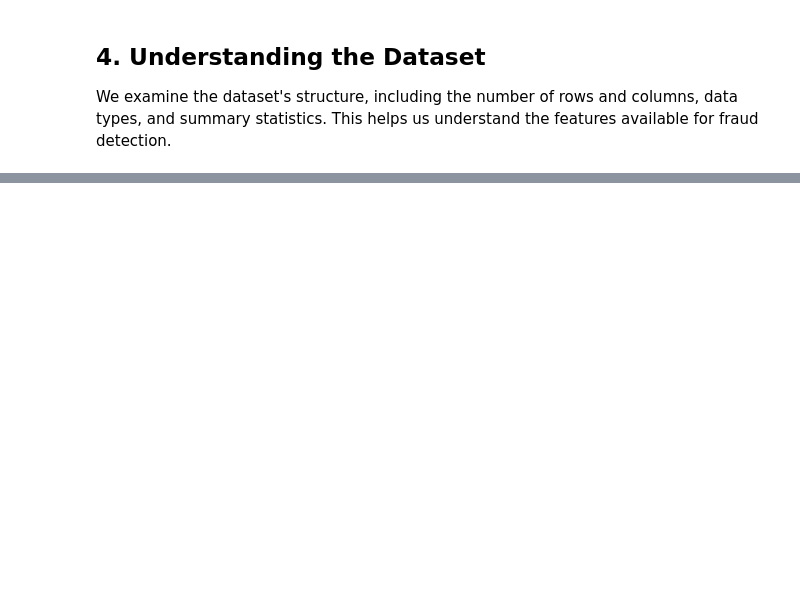
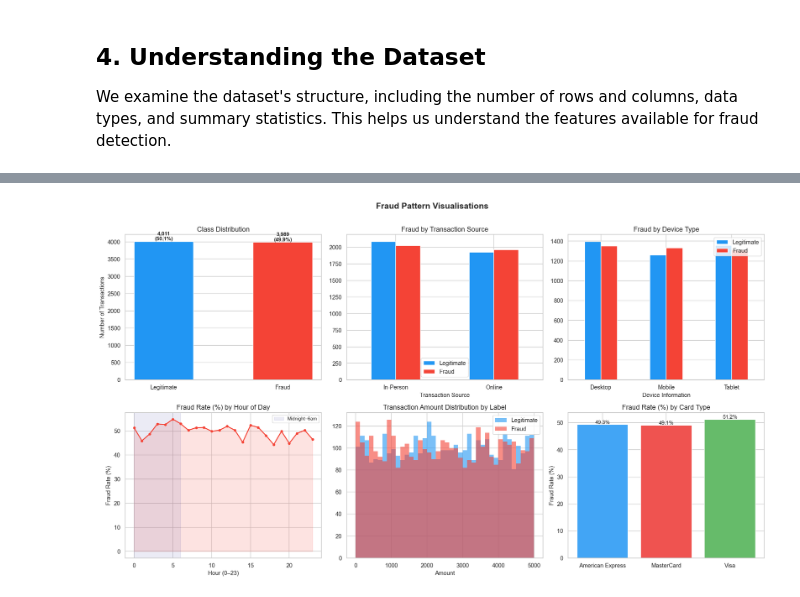
Before and after one commit to sentongo-web/Credit-Card-Fraud-Detection, a Jupyter notebook: credit_card_fraud_detection.ipynb, the cells around one changed output, grey strips where cells are left out. Saved outputs shown, nothing was run; the diff lists cells and outputs as text; code cells hidden in the pictures; blank space fills up the shorter version.

```diff
--- a/credit_card_fraud_detection.ipynb
+++ b/credit_card_fraud_detection.ipynb
@@ -122,22 +256,65 @@ Visualizations help in understanding the data better. We create plots for class
 # %%
-# Class distribution
-plt.figure(figsize=(8, 6))
-sns.countplot(x='Fraud Flag or Label', data=df)
-plt.title('Fraud vs Non-Fraud Transactions')
-plt.xlabel('Fraud Label (0: Non-Fraud, 1: Fraud)')
-plt.ylabel('Count')
+# Parse datetime now so we can use it for visualisation
+df['Transaction Date and Time'] = pd.to_datetime(df['Transaction Date and Time'])
+df['_Hour'] = df['Transaction Date and Time'].dt.hour
+
+fig, axes = plt.subplots(2, 3, figsize=(18, 10))
+fig.suptitle('Fraud Pattern Visualisations', fontsize=16, fontweight='bold', y=1.01)
+
+# ── 1. Class distribution ──────────────────────────────────────────────────────
+counts = df['Fraud Flag or Label'].value_counts()
+axes[0, 0].bar(['Legitimate', 'Fraud'], counts.values,
+               color=['#2196F3', '#F44336'], edgecolor='white', width=0.5)
+for i, v in enumerate(counts.values):
+    axes[0, 0].text(i, v + 30, f'{v:,}\n({v/len(df)*100:.1f}%)',
+                    ha='center', fontsize=10, fontweight='bold')
+axes[0, 0].set_title('Class Distribution')
+axes[0, 0].set_ylabel('Number of Transactions')
+
+# ── 2. Fraud by Transaction Source ────────────────────────────────────────────
+src_data = df.groupby(['Transaction Source', 'Fraud Flag or Label']).size().unstack(fill_value=0)
+src_data.plot(kind='bar', ax=axes[0, 1], color=['#2196F3', '#F44336'], edgecolor='white')
+axes[0, 1].set_title('Fraud by Transaction Source')
+axes[0, 1].set_xticklabels(src_data.index, rotation=0)
+axes[0, 1].legend(['Legitimate', 'Fraud'])
+
+# ── 3. Fraud by Device Information ────────────────────────────────────────────
+dev_data = df.groupby(['Device Information', 'Fraud Flag or Label']).size().unstack(fill_value=0)
+dev_data.plot(kind='bar', ax=axes[0, 2], color=['#2196F3', '#F44336'], edgecolor='white')
+axes[0, 2].set_title('Fraud by Device Type')
+axes[0, 2].set_xticklabels(dev_data.index, rotation=0)
+axes[0, 2].legend(['Legitimate', 'Fraud'])
+
+# ── 4. Hourly fraud pattern ────────────────────────────────────────────────────
+hourly = df.groupby('_Hour')['Fraud Flag or Label'].mean() * 100
+axes[1, 0].plot(hourly.index, hourly.values, color='#F44336', marker='o', markersize=4)
+axes[1, 0].fill_between(hourly.index, hourly.values, alpha=0.15, color='#F44336')
+axes[1, 0].set_title('Fraud Rate (%) by Hour of Day')
+axes[1, 0].set_xlabel('Hour (0–23)')
+axes[1, 0].set_ylabel('Fraud Rate (%)')
+axes[1, 0].axvspan(0, 6, alpha=0.08, color='navy', label='Midnight–6am')
+axes[1, 0].legend(fontsize=9)
+
+# ── 5. Transaction Amount histogram by label ───────────────────────────────────
+for label, color in [(0, '#2196F3'), (1, '#F44336')]:
+    subset = df[df['Fraud Flag or Label'] == label]['Transaction Amount']
+    axes[1, 1].hist(subset, bins=40, alpha=0.6, color=color, edgecolor='none',
+                    label='Legitimate' if label == 0 else 'Fraud')
+axes[1, 1].set_title('Transaction Amount Distribution by Label')
+axes[1, 1].set_xlabel('Amount')
+axes[1, 1].legend()
+
+# ── 6. Card Type fraud rate ────────────────────────────────────────────────────
+card_fraud = df.groupby('Card Type')['Fraud Flag or Label'].mean() * 100
+axes[1, 2].bar(card_fraud.index, card_fraud.values,
+               color=['#42A5F5', '#EF5350', '#66BB6A'], edgecolor='white')
+for i, v in enumerate(card_fraud.values):
+    axes[1, 2].text(i, v + 0.3, f'{v:.1f}%', ha='center', fontsize=10)
+axes[1, 2].set_title('Fraud Rate (%) by Card Type')
+axes[1, 2].set_ylabel('Fraud Rate (%)')
+
+plt.tight_layout()
 plt.show()
-
-# Transaction amount by card type
-plt.figure(figsize=(12, 6))
-sns.boxplot(x='Card Type', y='Transaction Amount', data=df)
-plt.title('Transaction Amount by Card Type')
-plt.xticks(rotation=45)
-plt.show()
-
-# Fraud by transaction source
-plt.figure(figsize=(10, 6))
-sns.countplot(x='Transaction Source', hue='Fraud Flag or Label', data=df)
-plt.title('Fraud Distribution by Transaction Source')
-plt.show()
+# %% [output]
+[figure, added]
 # %% [markdown]
```
Also changed, not shown: parts of 22 cells of this notebook, 1 other file.
